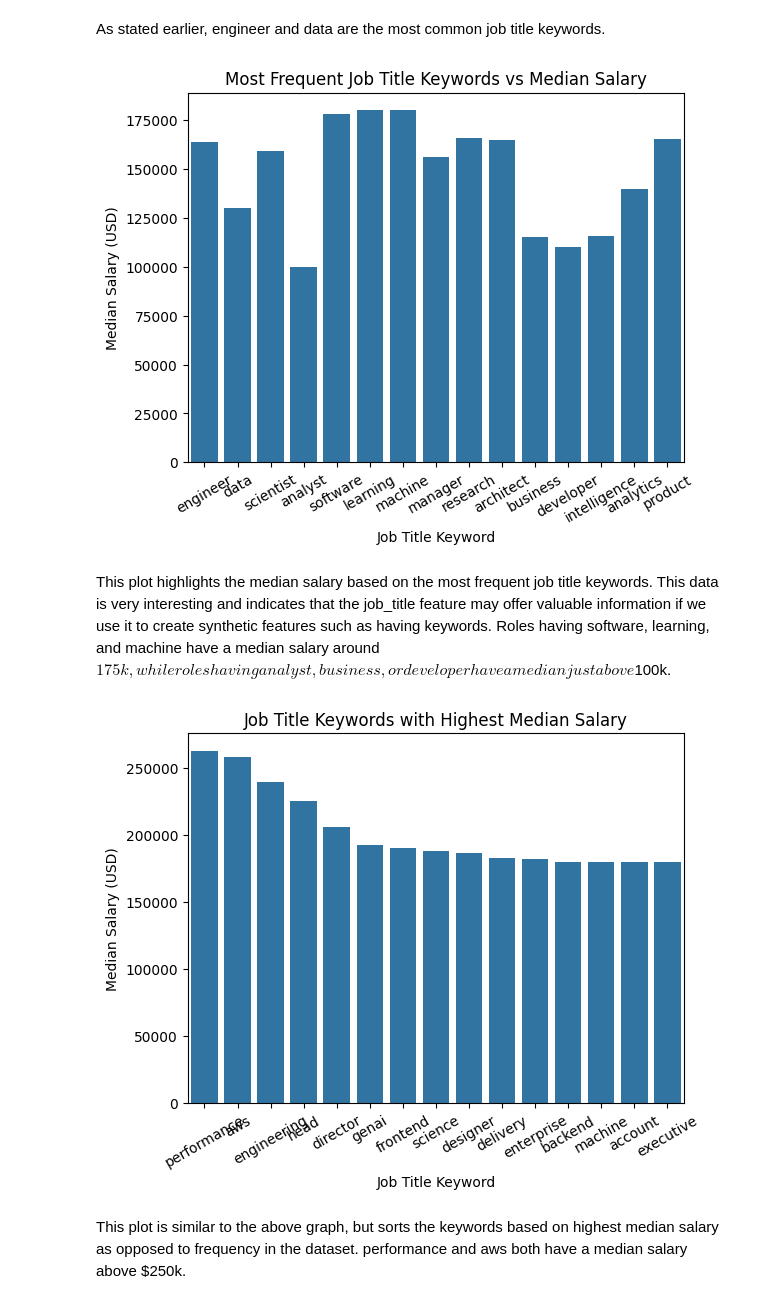
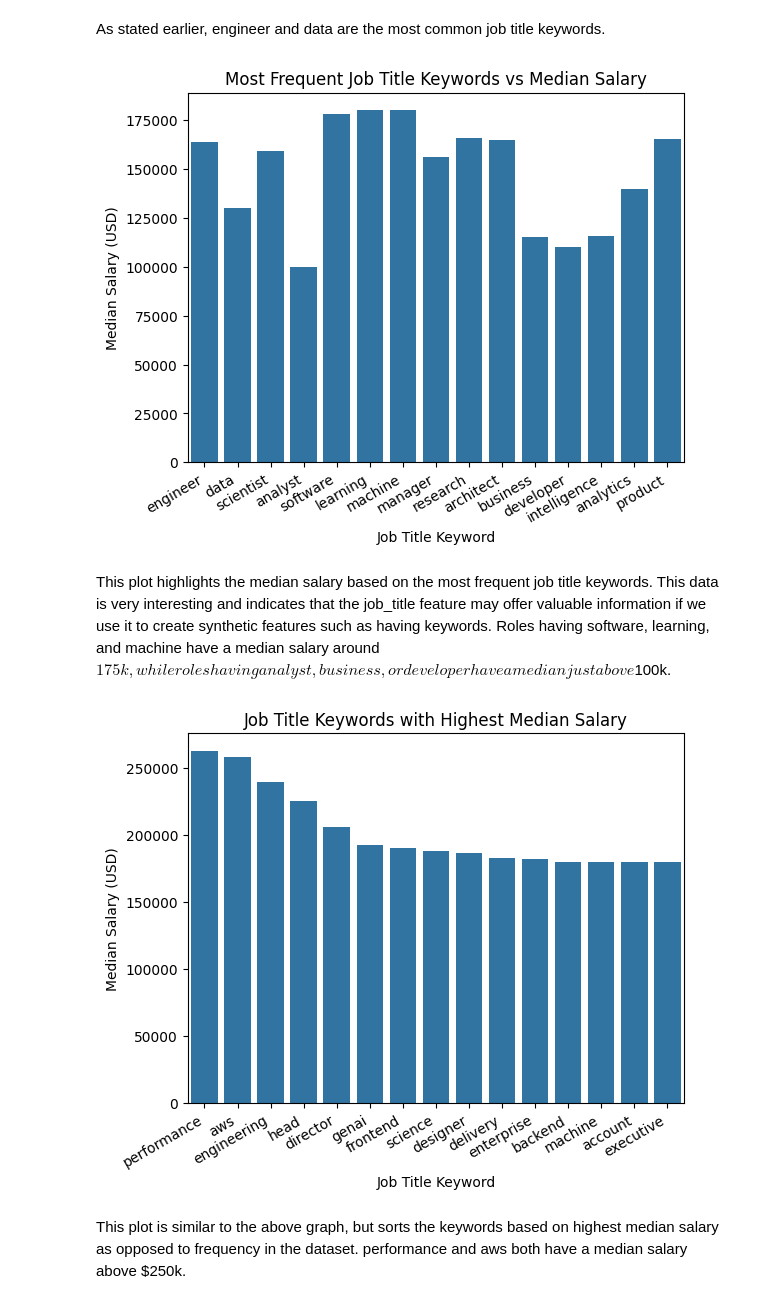
Before and after one commit to hensleyas21/SalariesML, a Jupyter notebook: salaries_analysis.ipynb, the cells around one changed output. Cells and saved outputs as stored; diff of their text form; code cells hidden in the pictures.

```diff
--- a/salaries_analysis.ipynb
+++ b/salaries_analysis.ipynb
@@ -255,21 +255,21 @@ plot = sns.barplot(data=most_frequent, x='keyword', y='med_salary')
 plt.title("Most Frequent Job Title Keywords vs Median Salary")
 plt.ylabel("Median Salary (USD)")
 plt.xlabel("Job Title Keyword")
-plt.xticks(rotation=30)
+plt.xticks(rotation=30, ha="right")
 plt.show()
 # %% [output]
-[figure, old version]
+[figure, new version]
 # %% [markdown]
 This plot highlights the median salary based on the most frequent job title keywords. This data is very interesting and indicates that the job_title feature may offer valuable information if we use it to create synthetic features such as having keywords. Roles having software, learning, and machine have a median salary around $175k, while roles having analyst, business, or developer have a median just above $100k.
 # %%
 highest_paying = sal_by_keyword.sort_values(by='med_salary', ascending=False).head(15)
 plot = sns.barplot(data=highest_paying, x='keyword', y='med_salary')
 plt.title("Job Title Keywords with Highest Median Salary")
 plt.ylabel("Median Salary (USD)")
 plt.xlabel("Job Title Keyword")
-plt.xticks(rotation=30)
+plt.xticks(rotation=30, ha="right")
 plt.show()
 # %% [output]
-[figure, old version]
+[figure, new version]
 # %% [markdown]
 This plot is similar to the above graph, but sorts the keywords based on highest median salary as opposed to frequency in the dataset. performance and aws both have a median salary above $250k.
```
Also changed, not shown: parts of 1 cell of this notebook.
